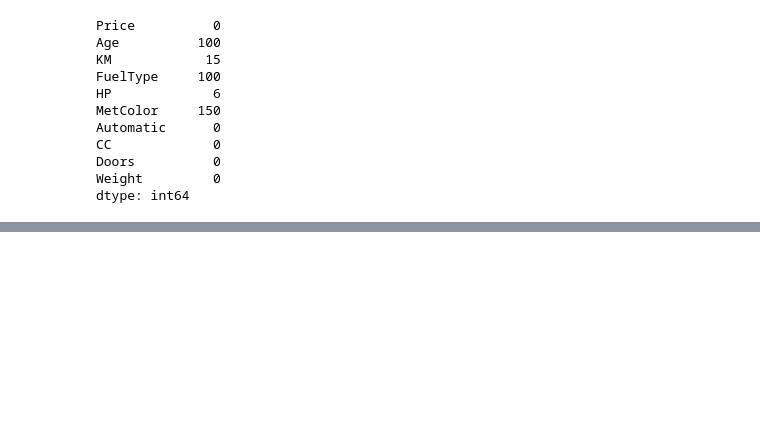
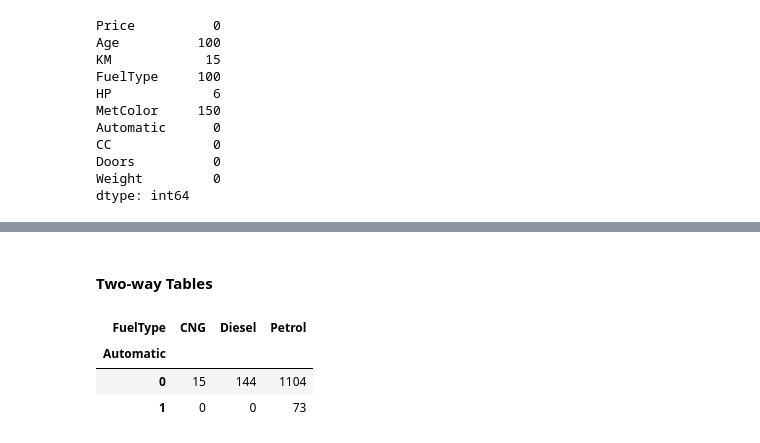
Before and after one commit to Sanket4496/Python-getting-started, a Jupyter notebook: Day-05/learn_pandas.ipynb, the cells around one changed output, grey strips where cells are left out. Cells and saved outputs as stored; diff of their text form; code cells hidden in the pictures; blank space fills up the shorter version.

```diff
--- a/Day-05/learn_pandas.ipynb
+++ b/Day-05/learn_pandas.ipynb
@@ -462,0 +586,9 @@ dtype: int64
+# %% [markdown]
+#### Two-way Tables
+# %%
+pd.crosstab(index=cars_data2["Automatic"], columns=cars_data2["FuelType"], dropna=True)
+# %% [output]
+| FuelType | CNG | Diesel | Petrol |
+| Automatic |  |  |  |
+| 0 | 15 | 144 | 1104 |
+| 1 | 0 | 0 | 73 |
```
Also changed, not shown: parts of 17 cells of this notebook.
